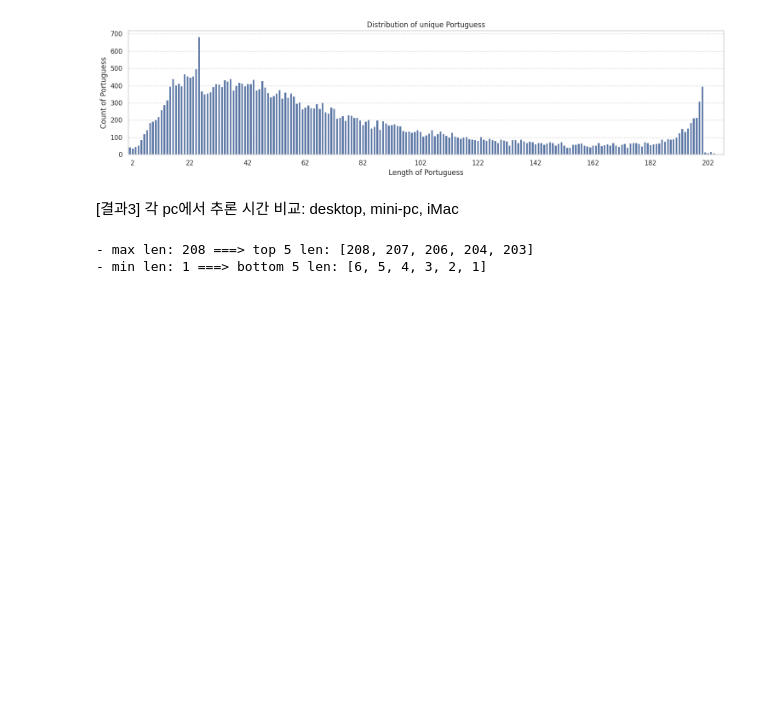
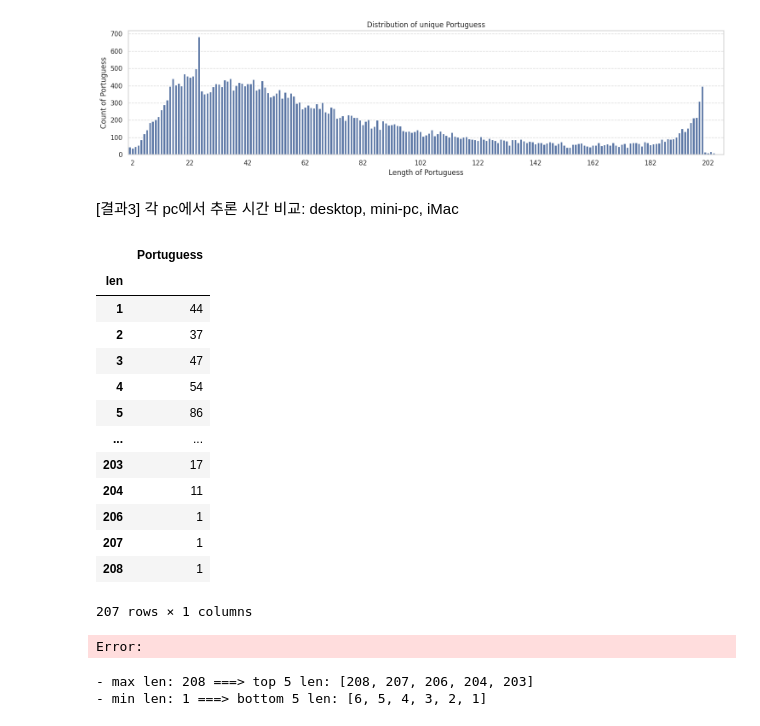
Before and after one commit to jmhwang-dev/e-commerce, a Jupyter notebook: eda/review/run.ipynb, the cells around one changed output. Drawn from its saved outputs; the diff is of its cells as text; code cells hidden in the pictures; blank space fills up the shorter version.

```diff
--- a/eda/review/run.ipynb
+++ b/eda/review/run.ipynb
@@ -106,6 +106,24 @@ plt.show()
 [figure]
 # %% [markdown]
 [결과3] 각 pc에서 추론 시간 비교: desktop, mini-pc, iMac
+# %%
+data_to_plot
+# %% [output]
+|  | Portuguess |
+| len |  |
+| 1 | 44 |
+| 2 | 37 |
+| 3 | 47 |
+| 4 | 54 |
+| 5 | 86 |
+| ... | ... |
+| 203 | 17 |
+| 204 | 11 |
+| 206 | 1 |
+| 207 | 1 |
+| 208 | 1 |
+207 rows × 1 columns
+Error:
 # %%
 len_list = data_to_plot.index.to_list()
 len_list.sort(reverse=True)
```
Also changed, not shown: parts of 1 cell of this notebook.
